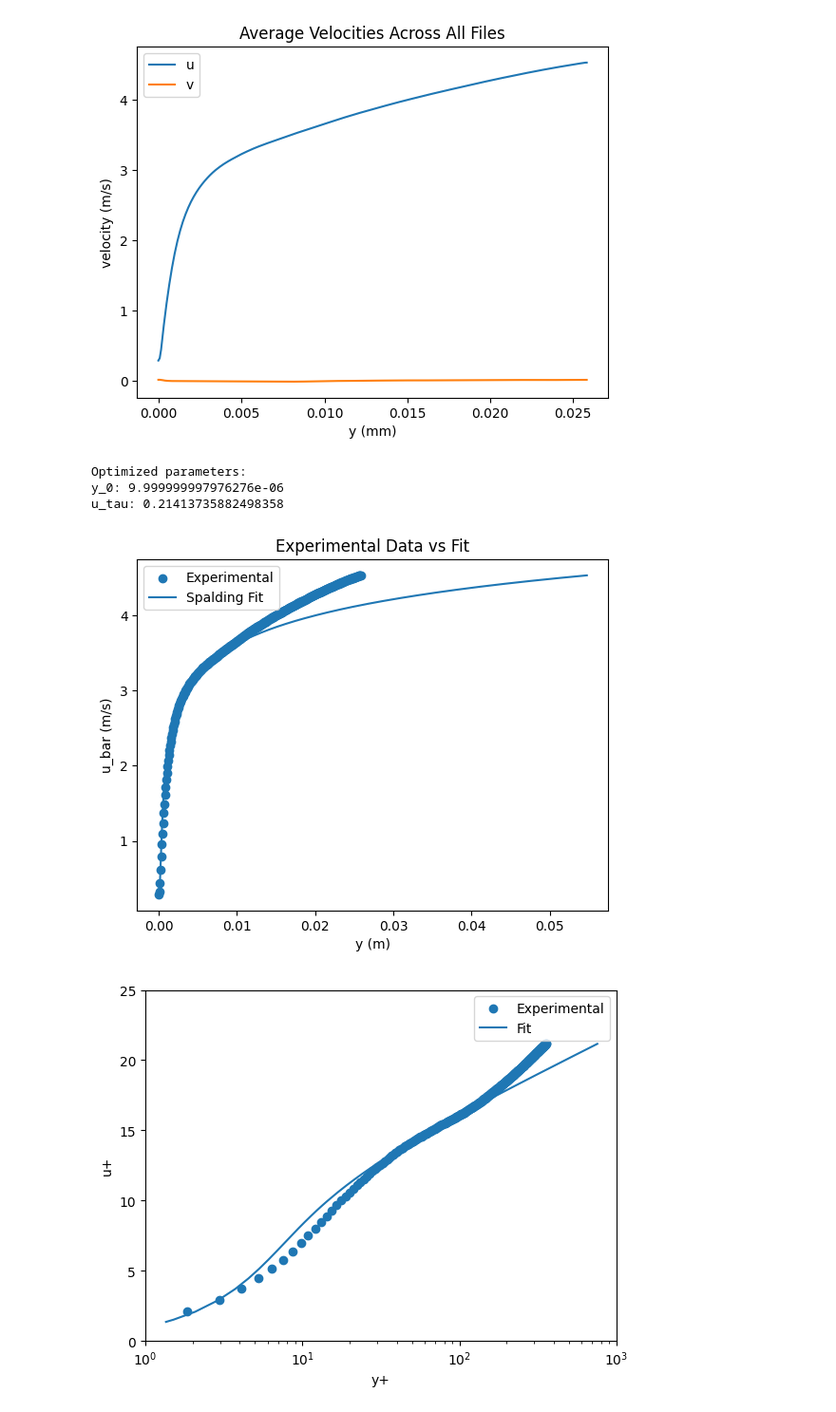
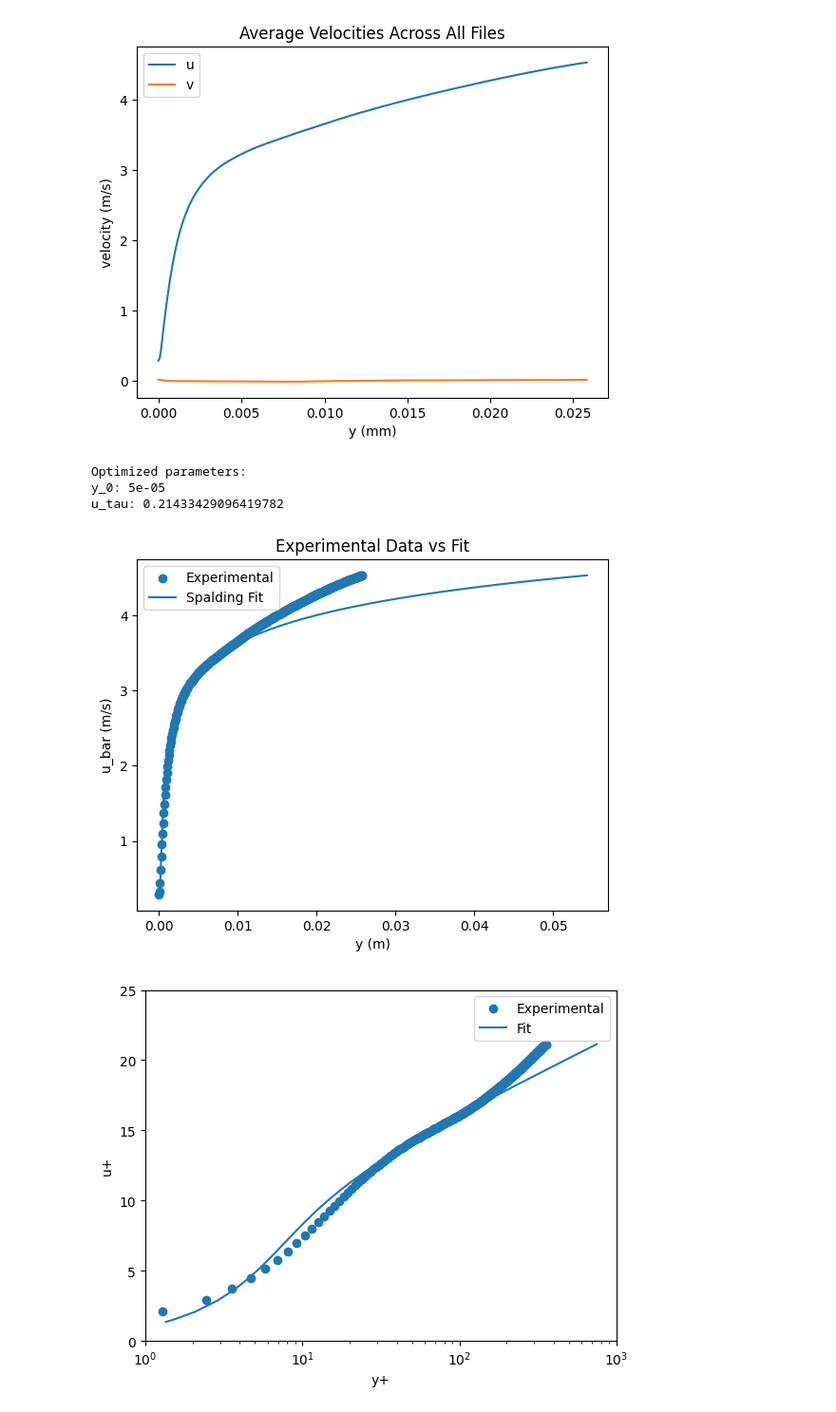
Before and after one commit to Jagardiner97/Boundary-Layers, a Jupyter notebook: Boundary Layers/BL Final Project/turbulent-characterization.ipynb, the cells around one changed output. Shown: that part at 95% size. Drawn from its saved outputs; the diff is of its cells as text; code cells hidden in the pictures.

Commit message:
improved fit for spalding profile

```diff
--- a/Boundary Layers/BL Final Project/turbulent-characterization.ipynb
+++ b/Boundary Layers/BL Final Project/turbulent-characterization.ipynb
@@ -213,9 +219,9 @@ def spalding_equation(u_bar, y_0, u_tau):
 # %%
 # Use the Spalding profile to get u_tau
-initial_guesses = [0, 0.5] #y_0 and u_tau
-start = 25
-end = 100
-popt, pcov = curve_fit(spalding_equation, u_average[start:end], y[start:end], p0=initial_guesses, bounds=([-1e-5, 0], [1e-5, np.inf]), method='trf')
+initial_guesses = [0, 0.1] #y_0 and u_tau
+start = 10
+end = 75
+popt, pcov = curve_fit(spalding_equation, u_average[start:end], y[start:end], p0=initial_guesses, bounds=([-5e-5, -5], [5e-5, np.inf]), method='dogbox')
 y_0_opt, u_tau_opt = popt
 
 # Print the optimized parameters
@@ -229,37 +235,37 @@ for u in u_average:
     y_fit.append(spalding_equation(u, y_0_opt, u_tau_opt))
 plt.scatter(y, u_average, label="Experimental")
 plt.plot(y_fit, u_average, label="Spalding Fit")
 plt.ylabel("u_bar (m/s)")
 plt.xlabel("y (m)")
 plt.title("Experimental Data vs Fit")
 plt.legend()
 plt.show()
 
 # Convert to y+ and u+ and plot the experimental data vs the fit
 y_plus = []
 y_plus_fit = []
 u_plus = []
 for y_val in y:
     y_plus.append((y_val - y_0_opt) * u_tau_opt / nu)
 for y_fit_val in y_fit:
     y_plus_fit.append((y_fit_val - y_0_opt) * u_tau_opt / nu)
 for u_val in u_average:
     u_plus.append(u_val / u_tau_opt)
 plt.scatter(y_plus, u_plus, label="Experimental")
 plt.plot(y_plus_fit, u_plus, label="Fit")
 plt.xlabel("y+")
 plt.ylabel("u+")
 plt.legend()
 plt.xscale("log")
 plt.ylim([0, 25])
 plt.xlim([1, 1000])
 plt.show()
 # %% [output]
 Optimized parameters:
-y_0: 9.999999997976276e-06
-u_tau: 0.21413735882498358
+y_0: 5e-05
+u_tau: 0.21433429096419782
-[figure, old version]
+[figure, new version]
-[figure, old version]
+[figure, new version]
 # %%
 # Calculate u' and v'
 u_prime = []
```
Also changed, not shown: parts of 5 cells of this notebook.
